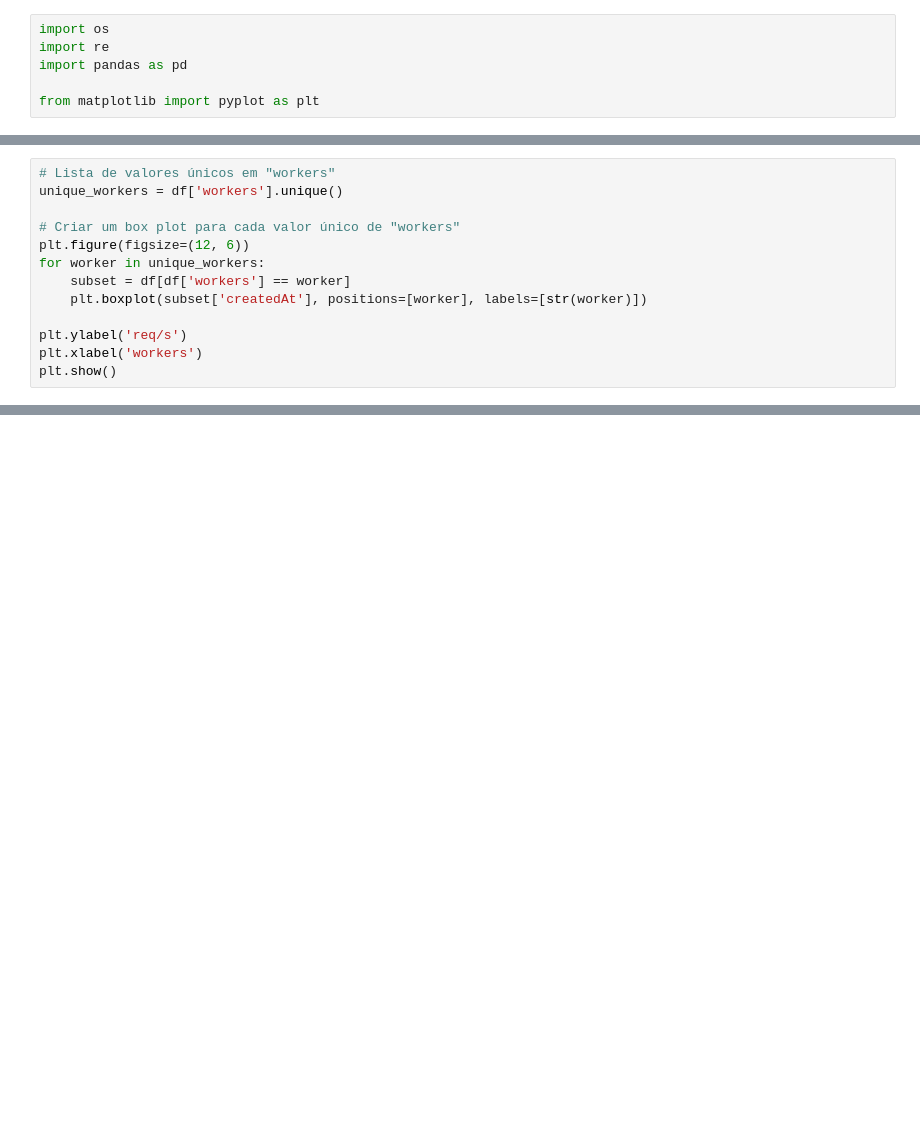
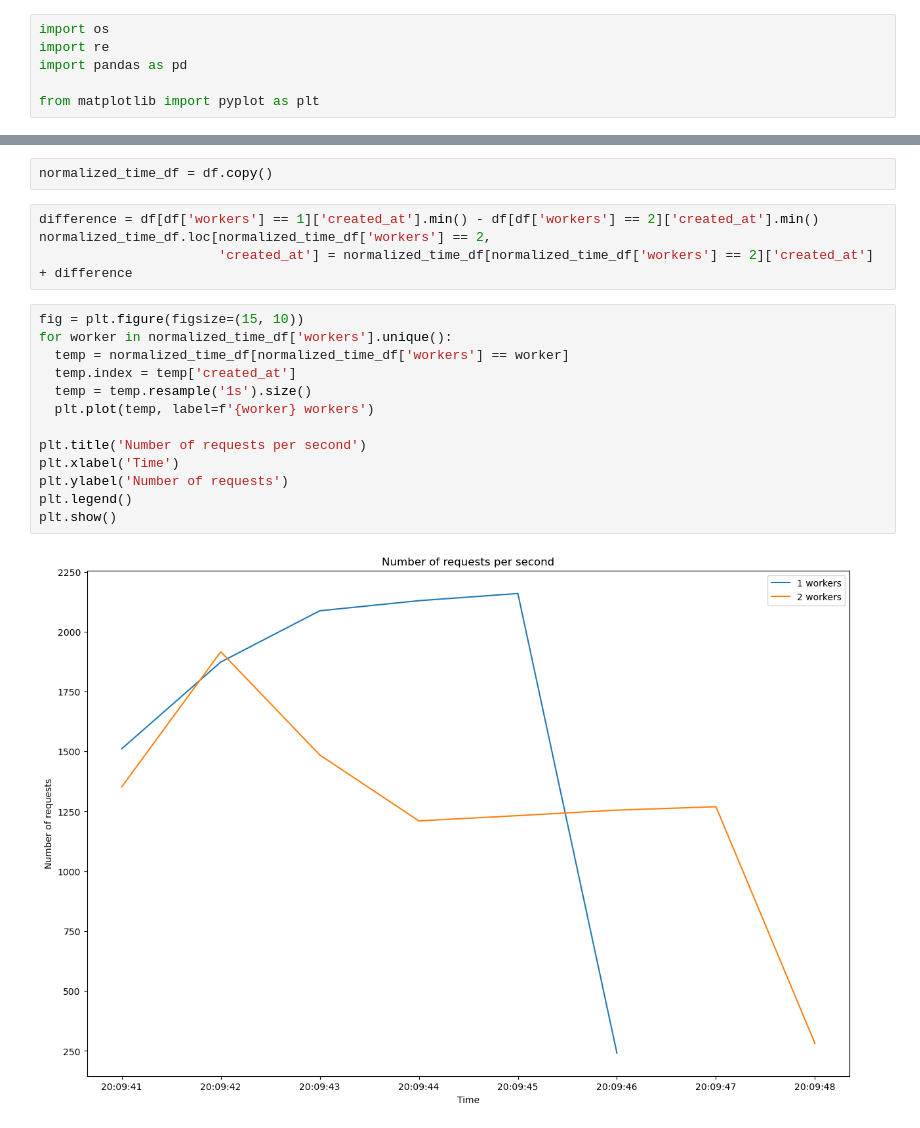
Before and after one commit to PauloHFS/concorrente-projeto, a Jupyter notebook: nodejs/eda_tests.ipynb, the cells around one changed output, grey strips where cells are left out. Saved outputs shown, nothing was run; the diff lists cells and outputs as text; blank space fills up the shorter version.

Commit message:
add plot over time

```diff
--- a/nodejs/eda_tests.ipynb
+++ b/nodejs/eda_tests.ipynb
@@ -68,13 +64,0 @@ df = df.sort_values(by=['workers', 'createdAt'])
-# %%
-# Lista de valores únicos em "workers"
-unique_workers = df['workers'].unique()
-
-# Criar um box plot para cada valor único de "workers"
-plt.figure(figsize=(12, 6))
-for worker in unique_workers:
-    subset = df[df['workers'] == worker]
-    plt.boxplot(subset['createdAt'], positions=[worker], labels=[str(worker)])
-
-plt.ylabel('req/s')
-plt.xlabel('workers')
-plt.show()
@@ -82,0 +69,21 @@ plt.show()
+# %%
+normalized_time_df = df.copy()
+# %%
+difference = df[df['workers'] == 1]['created_at'].min() - df[df['workers'] == 2]['created_at'].min()
+normalized_time_df.loc[normalized_time_df['workers'] == 2,
+                       'created_at'] = normalized_time_df[normalized_time_df['workers'] == 2]['created_at'] + difference
+# %%
+fig = plt.figure(figsize=(15, 10))
+for worker in normalized_time_df['workers'].unique():
+  temp = normalized_time_df[normalized_time_df['workers'] == worker]
+  temp.index = temp['created_at']
+  temp = temp.resample('1s').size()
+  plt.plot(temp, label=f'{worker} workers')
+
+plt.title('Number of requests per second')
+plt.xlabel('Time')
+plt.ylabel('Number of requests')
+plt.legend()
+plt.show()
+# %% [output]
+[figure, added]
```
Also changed, not shown: parts of 10 cells of this notebook.
